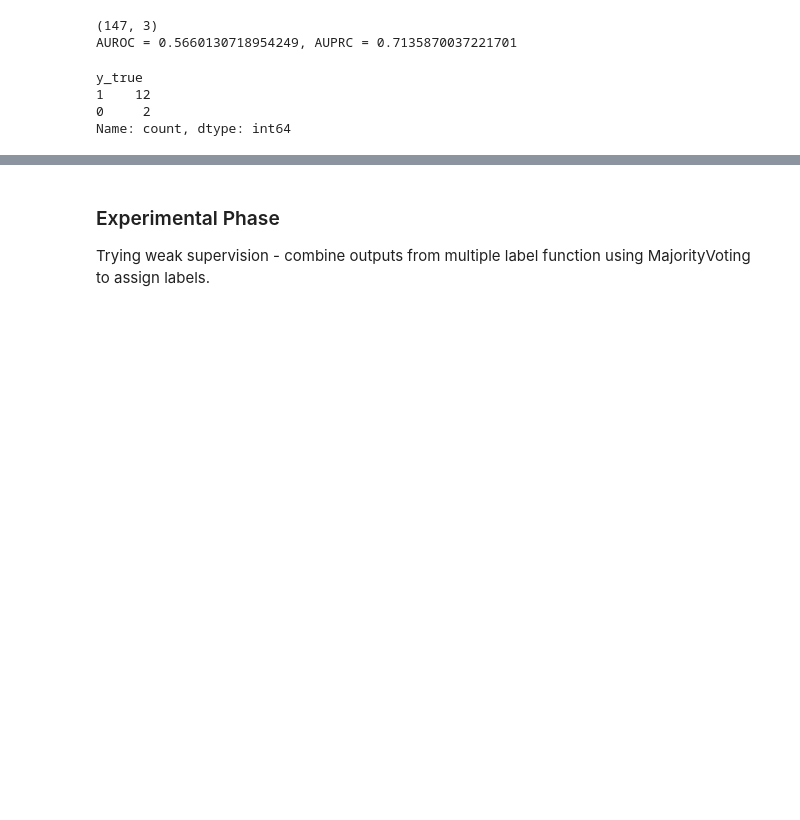
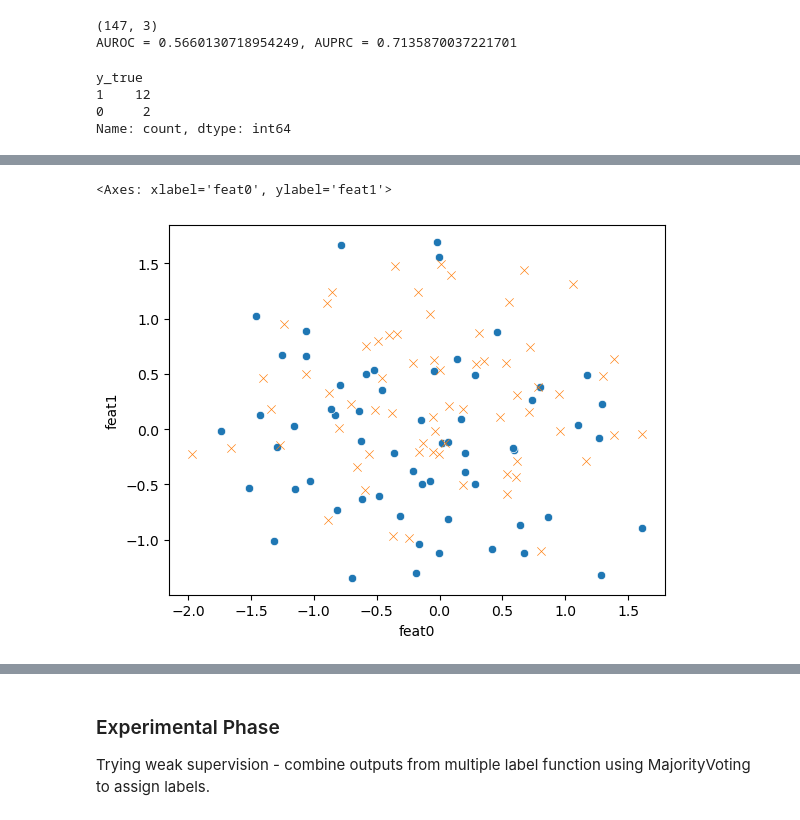
Before and after one commit to ajayago/CS6220_project, a Jupyter notebook: notebooks/downstream_drp_pseudolabeling_nn-majvote-vae.ipynb, the cells around one changed output, grey strips where cells are left out. Drawn from its saved outputs; the diff is of its cells as text; code cells hidden in the pictures; blank space fills up the shorter version.

```diff
--- a/notebooks/downstream_drp_pseudolabeling_nn-majvote-vae.ipynb
+++ b/notebooks/downstream_drp_pseudolabeling_nn-majvote-vae.ipynb
@@ -1015,0 +1167,7 @@ Name: count, dtype: int64
+# %%
+# breast cancer
+sns.scatterplot(data = merged_tcga[merged_tcga.primary_site == "Breast"], x="feat0", y="feat1", marker="o")
+sns.scatterplot(data = merged_cl[merged_cl.primary_disease == "Breast Cancer"], x="feat0", y="feat1", marker="x")
+# %% [output]
+<Axes: xlabel='feat0', ylabel='feat1'>
+[figure, added]
```
Also changed, not shown: parts of 19 cells of this notebook, 4 other files.
